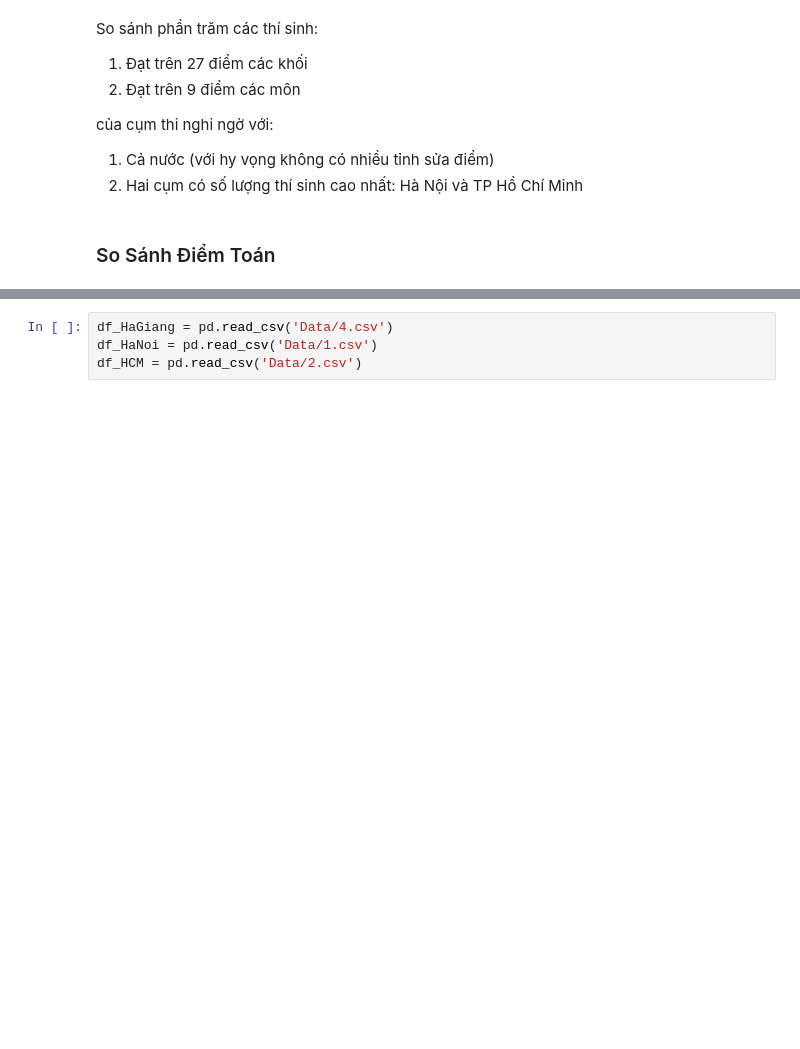
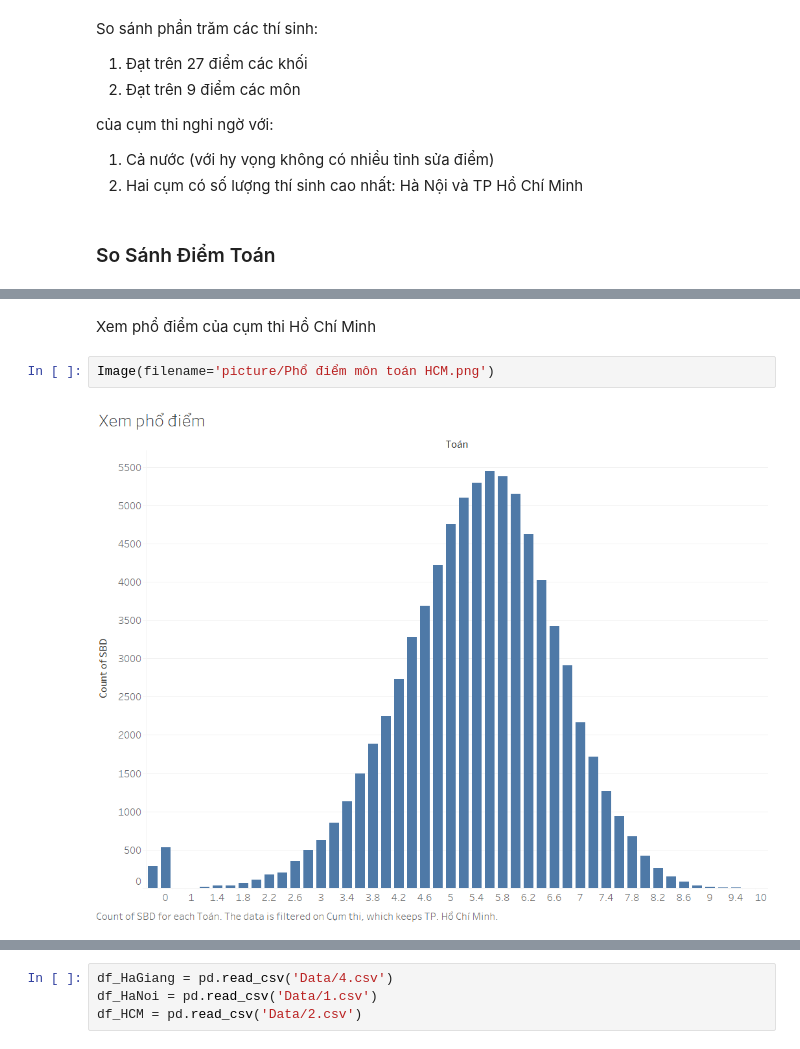
Before and after one commit to nguyenkhangme/project-visualization-cheating-score, a Jupyter notebook: Main.ipynb, the cells around one changed output, grey strips where cells are left out. Drawn from its saved outputs; the diff is of its cells as text; blank space fills up the shorter version.

```diff
--- a/Main.ipynb
+++ b/Main.ipynb
@@ -200,0 +205,6 @@ sns.catplot(x="TOÁN", kind="count", palette="ch:.25", data=df)
+# %% [markdown]
+Xem phổ điểm của cụm thi Hồ Chí Minh
+# %%
+Image(filename='picture/Phổ điểm môn toán HCM.png')
+# %% [output]
+[figure, added]
```
Also changed, not shown: parts of 25 cells of this notebook, 10 other files.
